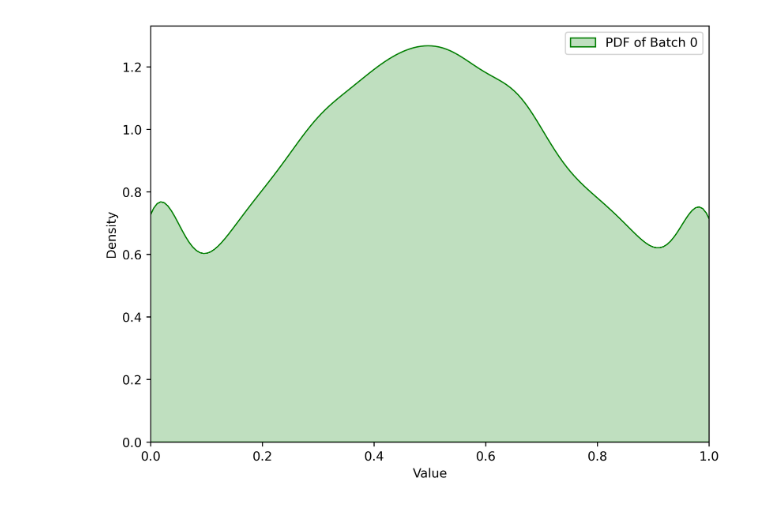
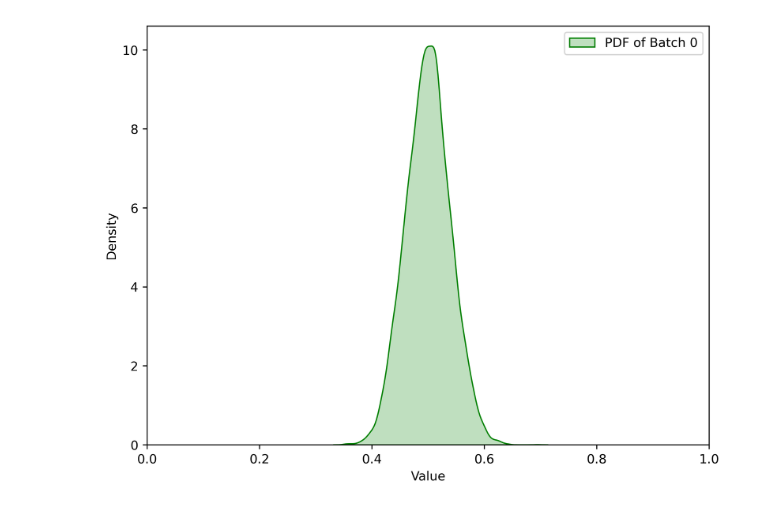
Before and after one commit to Giovannibriglia/VectorizedNumericalIntervention, a Jupyter notebook: vni/examples/display_distributions.ipynb, the cells around one changed output. Saved outputs shown, nothing was run; the diff lists cells and outputs as text; code cells hidden in the pictures.

```diff
--- a/vni/examples/display_distributions.ipynb
+++ b/vni/examples/display_distributions.ipynb
@@ -31,29 +31,29 @@ gd.plot_distribution(out_distributions)
 # %%
 from vni.distributions.gaussian import GaussianDistribution
 import torch
 
 device = "cuda" if torch.cuda.is_available() else "cpu"
 
 gd = GaussianDistribution(device)
 
 batch_size = 1
 
 central_points = torch.tensor(
     [0.5],
     device=device,
 )
 variances = torch.tensor(
-    [0.1],
+    [0.04],
     device=device,
 )
 
 gd.set_parameters(central_points, variances)
 
-n_samples = 1000000
+n_samples = 10000
 start = 0.0
 stop = 1.0
 
 out_distributions = gd.generate_data_from_distribution(n_samples, start, stop)
 gd.plot_distribution(out_distributions)
 # %% [output]
-[figure, old version]
+[figure, new version]
```
Also changed, not shown: parts of 1 cell of this notebook.
